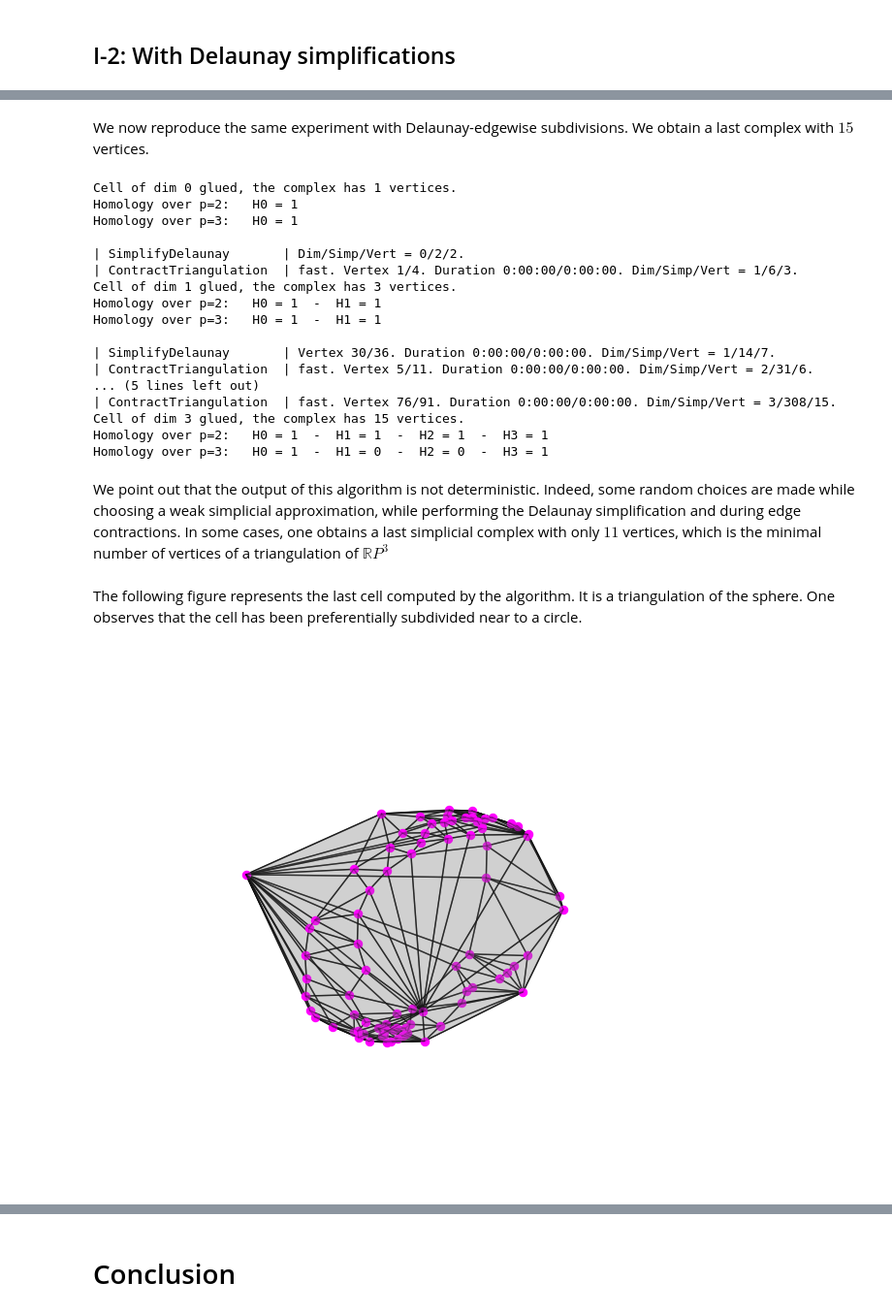
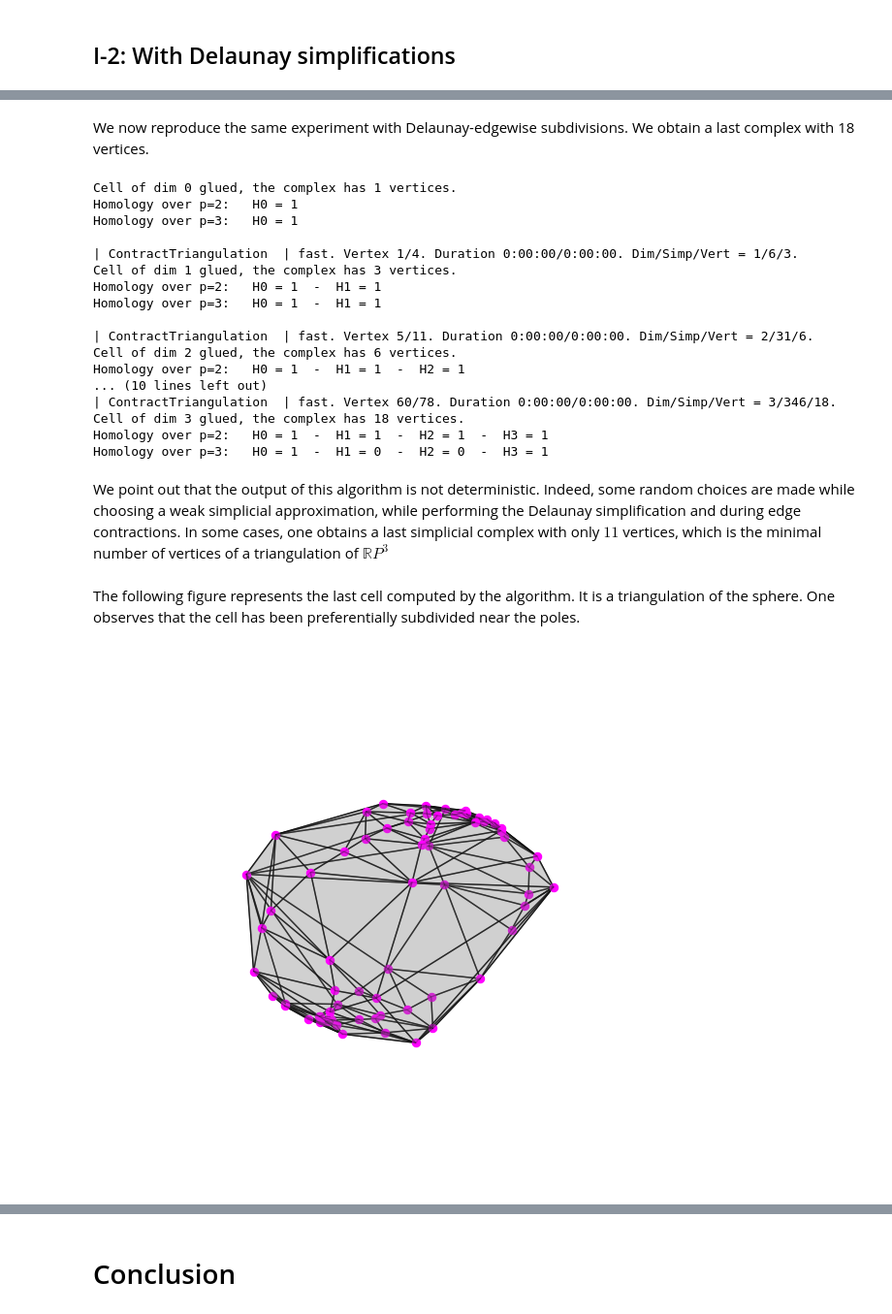
Before and after one commit to raphaeltinarrage/SimplicialApproximationCW, a Jupyter notebook: Demo.ipynb, the cells around one changed output, grey strips where cells are left out. Shown: that part at 97% size. Cells and saved outputs as stored; diff of their text form; code cells hidden in the pictures.

```diff
--- a/Demo.ipynb
+++ b/Demo.ipynb
@@ -103,20 +128,7 @@ We consider in this notebook the following CW complexes:
 # %%
 from functions import *
 
-def PrintHomology(self):
-        Primes = [2, 3]
-        for p in Primes:
-            barcode = self.Complex.persistence(persistence_dim_max=True, homology_coeff_field = p)
-            homology = {homology_dim:0 for homology_dim in range(self.Complex.dimension()+1) }
-            for interval in barcode:
-                homology_dim = interval[0]
-                homology[homology_dim] += 1
-            msg = ['H'+repr(homology_dim)+' = '+repr(homology[homology_dim]) for homology_dim in homology ]
-            msg = '  -  '.join(msg)
-            msg = 'Homology over p='+repr(p)+':   '+msg
-            sys.stdout.write(msg+'\n')
-
-def main():
+def main(verbose=True):
     for i in range(len(Cells)):
         Cell = Cells[i]
 
@@ -127,18 +139,21 @@ def main():
         else:
             Sphere = TriangulateSphere(dim=Cell.Dimension-1,subdivise=Cell.Subdivise,method=method_subdivision)
             LocationMap = GetGluingLocationMap(Sphere, Skeleton, Cell.GluingMap)
-            SatisfyCondition, Vertices = CheckWeakStarCondition(Sphere.Complex, Skeleton.Complex, LocationMap)
+            SatisfyCondition, Vertices = CheckWeakStarCondition(Sphere.Complex, Skeleton.Complex, LocationMap,verbose=Cell.Dimension>2 and verbose)
             while not SatisfyCondition:
-                Sphere = GeneralizedSubdivision(Sphere, Vertices, method=method_subdivision)
-                LocationMap = GetGluingLocationMap(Sphere, Skeleton, Cell.GluingMap, LocationMap)
-                SatisfyCondition,Vertices = CheckWeakStarCondition(Sphere.Complex,Skeleton.Complex,LocationMap)
-            if apply_simplification: Sphere, Vertices = SimplifyDelaunay(Sphere.Complex, Skeleton.Complex, Vertices,  Sphere.Coordinates, verbose=True)
+                InspectWeakStarCondition(Sphere, Vertices, Cell, Skeleton, verbose=Cell.Dimension>3 and verbose)
+                Sphere = GeneralizedSubdivision(Sphere, Vertices, method=method_subdivision, verbose=Cell.Dimension>3 and verbose)
+                LocationMap = GetGluingLocationMap(Sphere, Skeleton, Cell.GluingMap, LocationMap, verbose=Cell.Dimension>3 and verbose)
+                SatisfyCondition,Vertices = CheckWeakStarCondition(Sphere.Complex,Skeleton.Complex,LocationMap, verbose=Cell.Dimension>2 and verbose)
+            if apply_simplification:
+                Sphere, Vertices = SimplifyDelaunay(Sphere.Complex, Skeleton.Complex, Vertices,  Sphere.Coordinates, verbose=Cell.Dimension>2 and verbose)
             Ball = TriangulateBall(Sphere)
-            Skeleton = GlueCell(Ball, Skeleton, Cell, Vertices)
-            if apply_contraction: Skeleton = ContractTriangulation(Skeleton, verbose=True)
+            Skeleton = GlueCell(Ball, Skeleton, Cell, Vertices, method_gluing)
+            if apply_contraction: Skeleton = ContractTriangulation(Skeleton, verbose=verbose)
 
-        print('Cell of dim '+repr(i)+' glued, the complex has '+repr(Skeleton.Complex.num_vertices())+' vertices.')
-        PrintHomology(Skeleton)
-        print()
+        if verbose:
+            print('Cell of dim '+repr(Cell.Dimension)+' glued, the complex has '+repr(Skeleton.Complex.num_vertices())+' vertices.')
+            PrintHomology(Skeleton)
+            print()
 
     return Skeleton
@@ -280,55 +339,57 @@ Homology over p=2:   H0 = 1  -  H1 = 1  -  H2 = 1  -  H3 = 1
 Homology over p=3:   H0 = 1  -  H1 = 0  -  H2 = 0  -  H3 = 1
 # %% [markdown]
 We now reproduce the same experiment with Delaunay-edgewise subdivisions.
-We obtain a last complex with $15$ vertices.
+We obtain a last complex with 18 vertices.
 # %%
 # Delaunay-edgewise subdivision, with contractions and simplification
 
 method_subdivision = 'Delaunay-edgewise'
 apply_contraction = True
 apply_simplification = True
+method_gluing = 'homotopy'
 
-Skeleton = main()
+RP3_6 = main();
+SaveSimplexTree(RP3_6.Complex, 'RP3_6'); SaveSimplexTreeGAP(RP3_6.Complex, 'RP3_6');
 # %% [output]
 Cell of dim 0 glued, the complex has 1 vertices.
 Homology over p=2:   H0 = 1
 Homology over p=3:   H0 = 1
 
-| SimplifyDelaunay       | Dim/Simp/Vert = 0/2/2.
 | ContractTriangulation  | fast. Vertex 1/4. Duration 0:00:00/0:00:00. Dim/Simp/Vert = 1/6/3.
 Cell of dim 1 glued, the complex has 3 vertices.
 Homology over p=2:   H0 = 1  -  H1 = 1
 Homology over p=3:   H0 = 1  -  H1 = 1
 
-| SimplifyDelaunay       | Vertex 30/36. Duration 0:00:00/0:00:00. Dim/Simp/Vert = 1/14/7.
 | ContractTriangulation  | fast. Vertex 5/11. Duration 0:00:00/0:00:00. Dim/Simp/Vert = 2/31/6.
-... (5 lines left out)
-| ContractTriangulation  | fast. Vertex 76/91. Duration 0:00:00/0:00:00. Dim/Simp/Vert = 3/308/15.
-Cell of dim 3 glued, the complex has 15 vertices.
+Cell of dim 2 glued, the complex has 6 vertices.
+Homology over p=2:   H0 = 1  -  H1 = 1  -  H2 = 1
+... (10 lines left out)
+| ContractTriangulation  | fast. Vertex 60/78. Duration 0:00:00/0:00:00. Dim/Simp/Vert = 3/346/18.
+Cell of dim 3 glued, the complex has 18 vertices.
 Homology over p=2:   H0 = 1  -  H1 = 1  -  H2 = 1  -  H3 = 1
 Homology over p=3:   H0 = 1  -  H1 = 0  -  H2 = 0  -  H3 = 1
 # %% [markdown]
 We point out that the output of this algorithm is not deterministic. Indeed, some random choices are made while choosing a weak simplicial approximation, while performing the Delaunay simplification and during edge contractions. In some cases, one obtains a last simplicial complex with only $11$ vertices, which is the minimal number of vertices of a triangulation of $\mathbb{R}P^3$
 # %% [markdown]
-The following figure represents the last cell computed by the algorithm. It is a triangulation of the sphere. One observes that the cell has been preferentially subdivided near to a circle.
+The following figure represents the last cell computed by the algorithm. It is a triangulation of the sphere. One observes that the cell has been preferentially subdivided near the poles.
 # %%
 from mpl_toolkits.mplot3d.art3d import Poly3DCollection
 figsize = (10,10)
 
 # Ball dim 3
-tr = Skeleton.Parent.NewTriangulation.Boundary
+tr = RP3_6.Parent.NewTriangulation.Boundary
 Edges = (filtr[0] for filtr in tr.Complex.get_filtration() if len(filtr[0])==2)
 fig = plt.figure(figsize = figsize); ax = fig.add_subplot(111, projection='3d')
 X = np.array(list(tr.Coordinates.values()))
 for edge in Edges:
     ax.plot([X[edge[0]][0], X[edge[1]][0]], [X[edge[0]][1], X[edge[1]][1]], [X[edge[0]][2], X[edge[1]][2]], color='black', alpha=.9)
 Triangles = (filtr[0] for filtr in tr.Complex.get_filtration() if len(filtr[0])==3)
 Patches = []
 for triangle in Triangles:
     verts = [tr.Coordinates[v] for v in triangle]
     ax.add_collection3d(Poly3DCollection(verts, alpha=0.2, color='grey', edgecolor='black',linewidths=1.25))
 for i in tr.Coordinates.keys():
     ax.scatter3D(X[i, 0], X[i, 1], X[i, 2], color = 'magenta', lw = 5, alpha = 1)
 velour.set_axes_equal(ax); plt.axis('off'); plt.axis('tight');
 # %% [output]
-[figure, old version]
+[figure, new version]
```
Also changed, not shown: parts of 44 cells of this notebook.
